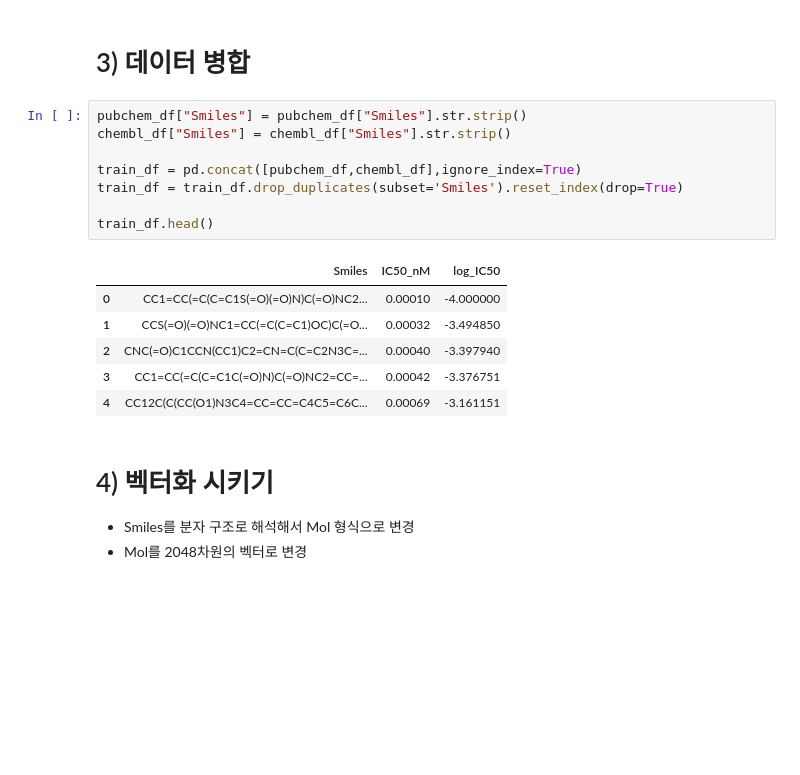
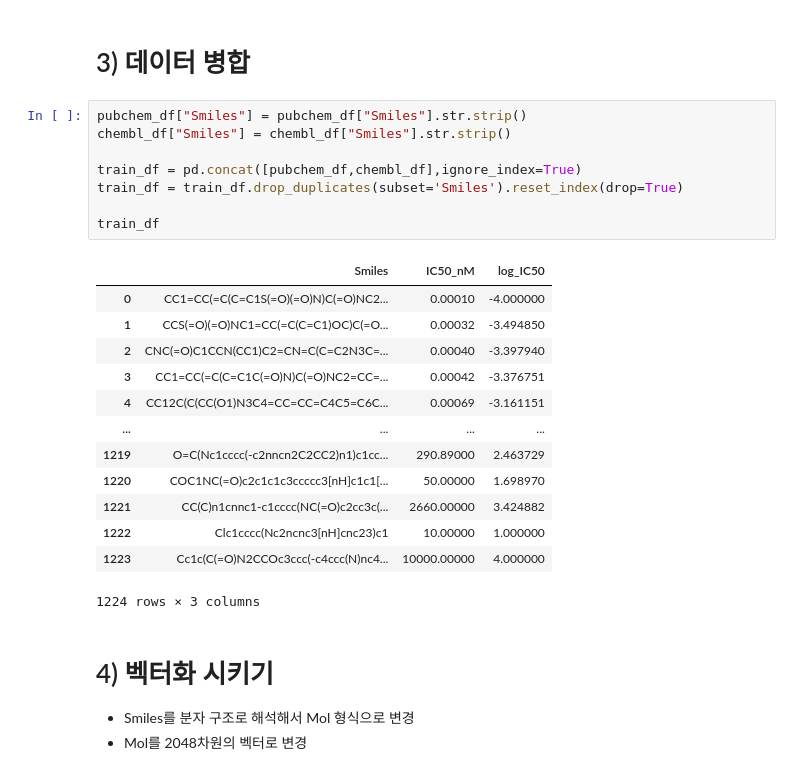
Before and after one commit to LonerStayle/protine_ml, a Jupyter notebook: create_ml.ipynb, the cells around one changed output. Saved outputs shown, nothing was run; the diff lists cells and outputs as text; blank space fills up the shorter version.

```diff
--- a/create_ml.ipynb
+++ b/create_ml.ipynb
@@ -89,18 +91,25 @@ sns.histplot(chembl_df, x='log_IC50')
 # %%
 pubchem_df["Smiles"] = pubchem_df["Smiles"].str.strip()
 chembl_df["Smiles"] = chembl_df["Smiles"].str.strip()
 
 train_df = pd.concat([pubchem_df,chembl_df],ignore_index=True)
 train_df = train_df.drop_duplicates(subset='Smiles').reset_index(drop=True)
 
-train_df.head()
+train_df
 # %% [output]
 |  | Smiles | IC50_nM | log_IC50 |
 | 0 | CC1=CC(=C(C=C1S(=O)(=O)N)C(=O)NC2... | 0.00010 | -4.000000 |
 | 1 | CCS(=O)(=O)NC1=CC(=C(C=C1)OC)C(=O... | 0.00032 | -3.494850 |
 | 2 | CNC(=O)C1CCN(CC1)C2=CN=C(C=C2N3C=... | 0.00040 | -3.397940 |
 | 3 | CC1=CC(=C(C=C1C(=O)N)C(=O)NC2=CC=... | 0.00042 | -3.376751 |
 | 4 | CC12C(C(CC(O1)N3C4=CC=CC=C4C5=C6C... | 0.00069 | -3.161151 |
+| ... | ... | ... | ... |
+| 1219 | O=C(Nc1cccc(-c2nncn2C2CC2)n1)c1cc... | 290.89000 | 2.463729 |
+| 1220 | COC1NC(=O)c2c1c1c3ccccc3[nH]c1c1[... | 50.00000 | 1.698970 |
+| 1221 | CC(C)n1cnnc1-c1cccc(NC(=O)c2cc3c(... | 2660.00000 | 3.424882 |
+| 1222 | Clc1cccc(Nc2ncnc3[nH]cnc23)c1 | 10.00000 | 1.000000 |
+| 1223 | Cc1c(C(=O)N2CCOc3ccc(-c4ccc(N)nc4... | 10000.00000 | 4.000000 |
+1224 rows × 3 columns
 # %% [markdown]
 # 4) 벡터화 시키기
 - Smiles를 분자 구조로 해석해서 Mol 형식으로 변경
```
Also changed, not shown: parts of 7 cells of this notebook, 9 other files.
